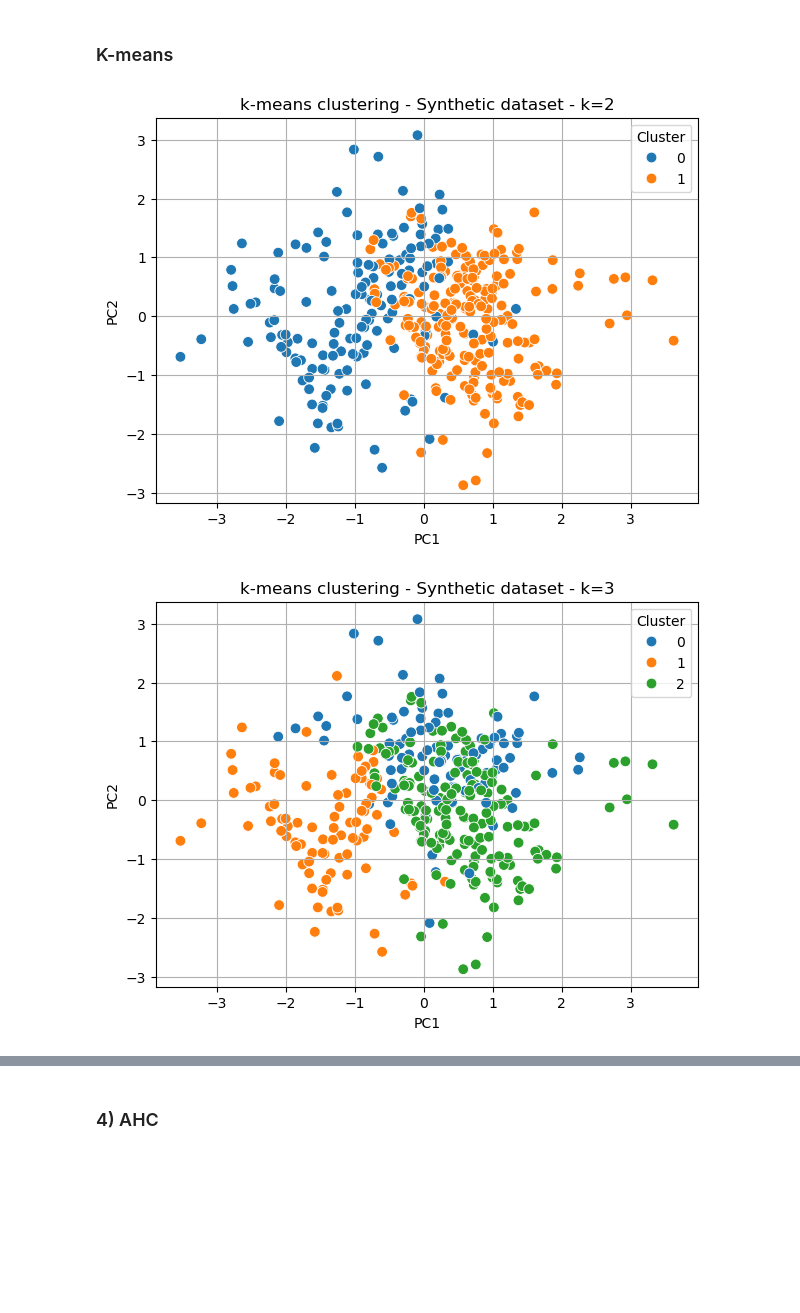
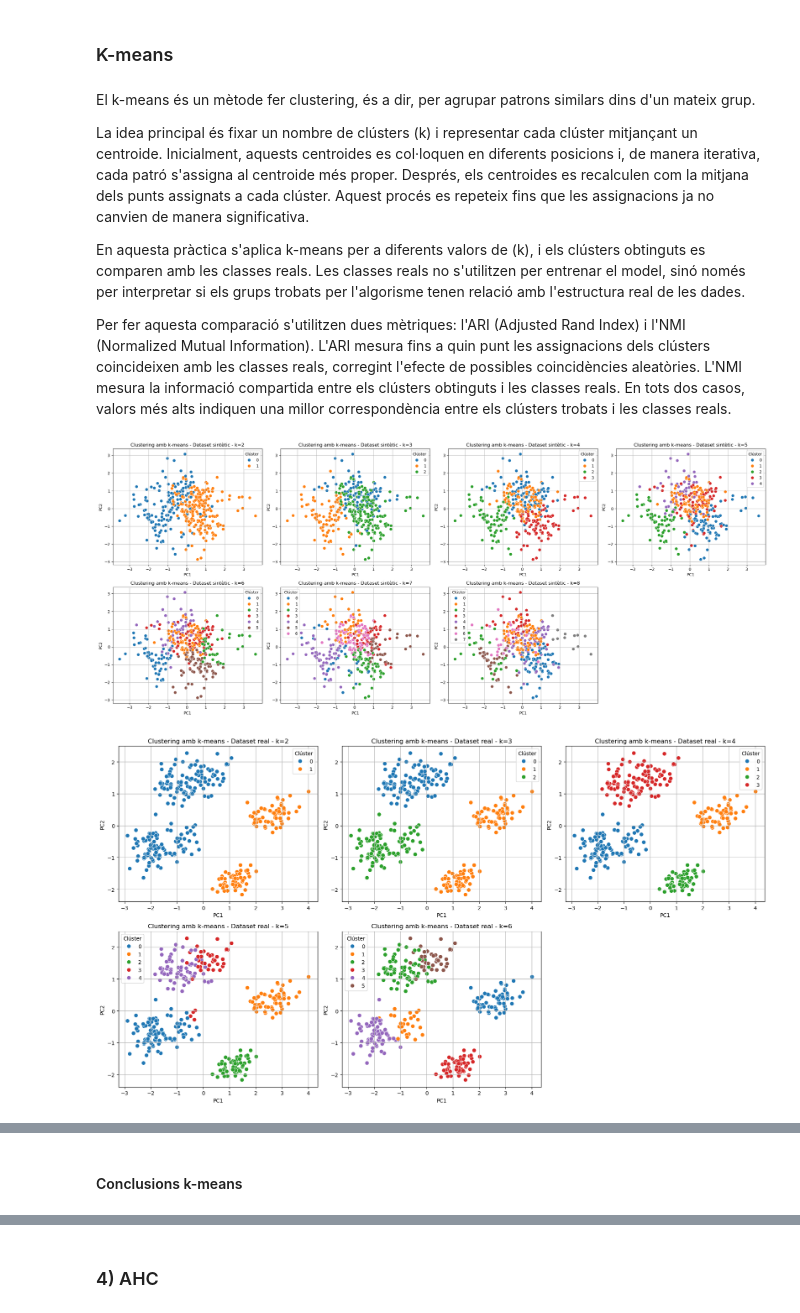
Before and after one commit to errivi/Machine-Learning-Practica-2, a Jupyter notebook: pract2.ipynb, the cells around one changed output, grey strips where cells are left out. Saved outputs shown, nothing was run; the diff lists cells and outputs as text; code cells hidden in the pictures; blank space fills up the shorter version.

```diff
--- a/pract2.ipynb
+++ b/pract2.ipynb
@@ -158,25 +158,6 @@ display(X_real_scaled_df.head())
 La idea del PCA és reduir les dades originals a només dues components principals, conservant les direccions on les dades tenen més variància. Això permet representar dades de més dimensions en un gràfic 2D, perdent la mínima informació possible. En aquest cas, s’utilitza per visualitzar si les classes formen grups diferenciats en l’espai reduït.
 # %%
 def apply_pca(X_scaled, y, dataset_name):
-    """
-    Applies PCA to a scaled dataset.
-
-    Parameters
-    ----------
-    X_scaled : DataFrame or ndarray
-        Scaled input features.
-    y : Series
-        Real classes. Only used for plotting, not for fitting PCA.
-    dataset_name : str
-        Name of the dataset for plot titles.
-
-    Returns
-    -------
-    pca_df : DataFrame
-        DataFrame with PC1, PC2 and class.
-    pca : PCA object
-        Fitted PCA model.
-    """
 
     #mirem quantes variables té el dataset per aplicar un PCA amb tantes components com variables
     n_components = X_scaled.shape[1]
@@ -385,4 +377,12 @@ tsne_real_results[30].head()
 # %% [markdown]
 ### K-means
+# %% [markdown]
+El k-means és un mètode fer clustering, és a dir, per agrupar patrons similars dins d'un mateix grup.
+
+La idea principal és fixar un nombre de clústers \(k\) i representar cada clúster mitjançant un centroide. Inicialment, aquests centroides es col·loquen en diferents posicions i, de manera iterativa, cada patró s'assigna al centroide més proper. Després, els centroides es recalculen com la mitjana dels punts assignats a cada clúster. Aquest procés es repeteix fins que les assignacions ja no canvien de manera significativa.
+
+En aquesta pràctica s'aplica k-means per a diferents valors de \(k\), i els clústers obtinguts es comparen amb les classes reals. Les classes reals no s'utilitzen per entrenar el model, sinó només per interpretar si els grups trobats per l'algorisme tenen relació amb l'estructura real de les dades.
+
+Per fer aquesta comparació s'utilitzen dues mètriques: l'ARI (Adjusted Rand Index) i l'NMI (Normalized Mutual Information). L'ARI mesura fins a quin punt les assignacions dels clústers coincideixen amb les classes reals, corregint l'efecte de possibles coincidències aleatòries. L'NMI mesura la informació compartida entre els clústers obtinguts i les classes reals. En tots dos casos, valors més alts indiquen una millor correspondència entre els clústers trobats i les classes reals.
 # %%
 def apply_kmeans(X_scaled, pca_df, y_true, dataset_name, k_values):
@@ -463,24 +462,24 @@ def apply_kmeans(X_scaled, pca_df, y_true, dataset_name, k_values):
 # %%
 k_values_syn = range(2, 9)
 
 kmeans_syn_results_df, kmeans_syn_results = apply_kmeans(
     X_syn_scaled_df,
     pca_syn_df,
     y_syn,
-    "Synthetic dataset",
+    "Dataset sintètic",
     k_values_syn
 )
 
 
 k_values_real = range(2, 7)
 
 kmeans_real_results_df, kmeans_real_results = apply_kmeans(
     X_real_scaled_df,
     pca_real_df,
     y_real,
-    "Real dataset",
+    "Dataset real",
     k_values_real
 )
 # %% [output]
-[figure, old version]
+[figure, new version]
-[figure, old version]
+[figure, new version]
@@ -496,0 +486,2 @@ kmeans_real_results_df, kmeans_real_results = apply_kmeans(
+# %% [markdown]
+#### Conclusions k-means
```
Also changed, not shown: parts of 21 cells of this notebook.
